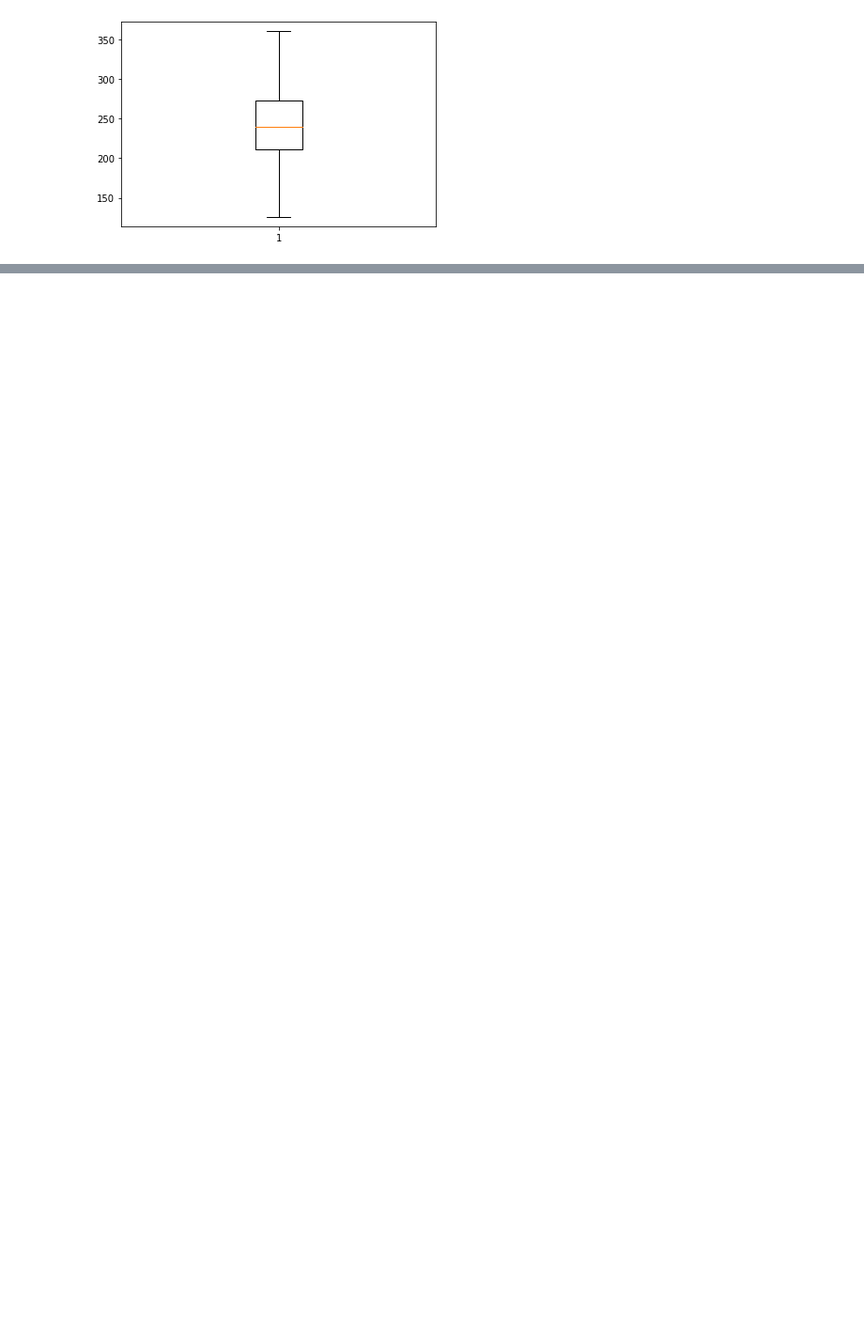
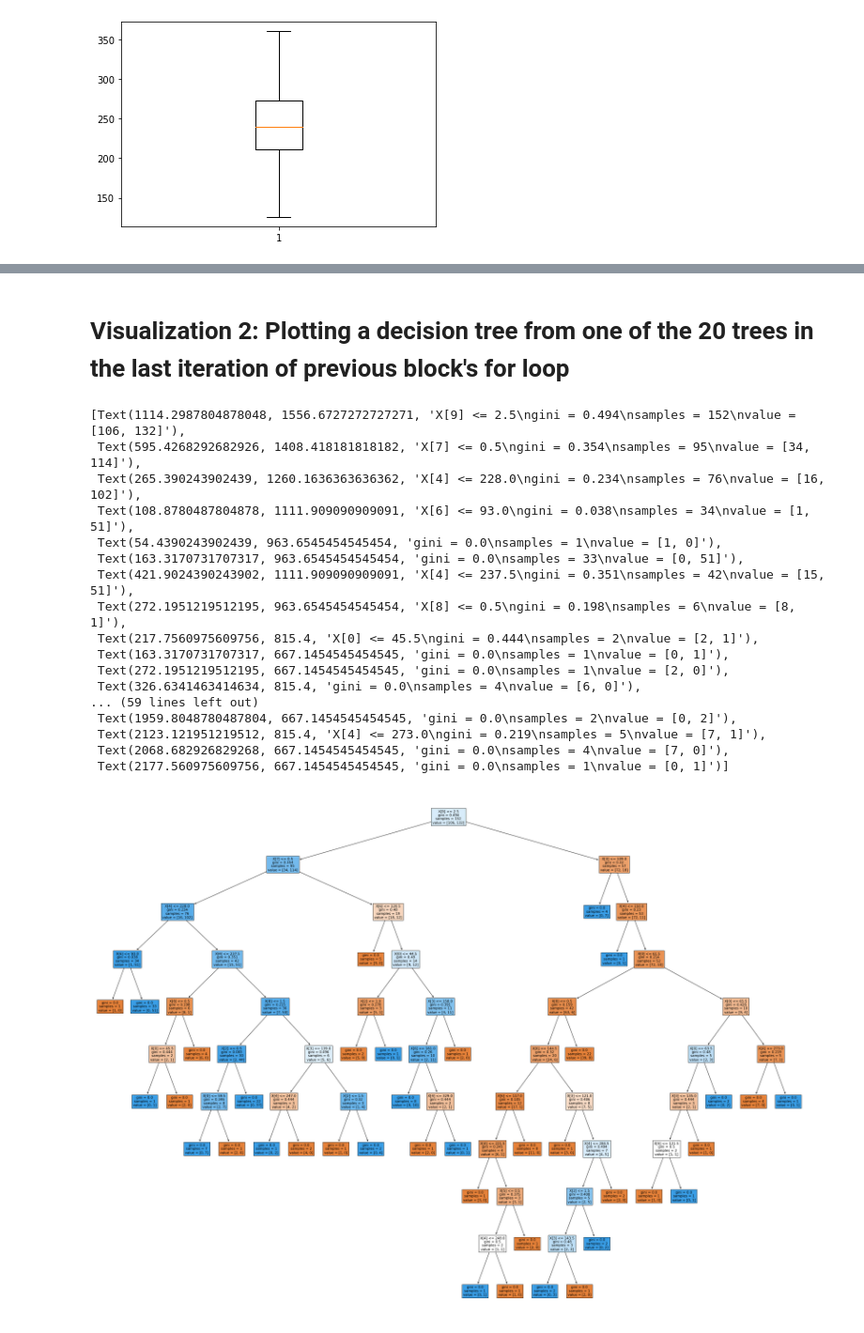
Before and after one commit to plmkonist/AI4all, a Jupyter notebook: Data prep.ipynb, the cells around one changed output, grey strips where cells are left out. Shown: that part at 94% size. Drawn from its saved outputs; the diff is of its cells as text; code cells hidden in the pictures; blank space fills up the shorter version.

```diff
--- a/Data prep.ipynb
+++ b/Data prep.ipynb
@@ -160,0 +156,25 @@ clean_data.describe()
+# %% [markdown]
+# Visualization 2: Plotting a decision tree from one of the 20 trees in the last iteration of previous block's for loop
+# %%
+#Plots second decision tree out of the 20
+plt.figure(figsize = (40,30))
+tree.plot_tree(clf.estimators_[1], filled = True)
+# %% [output]
+[Text(1114.2987804878048, 1556.6727272727271, 'X[9] <= 2.5\ngini = 0.494\nsamples = 152\nvalue = [106, 132]'),
+ Text(595.4268292682926, 1408.418181818182, 'X[7] <= 0.5\ngini = 0.354\nsamples = 95\nvalue = [34, 114]'),
+ Text(265.390243902439, 1260.1636363636362, 'X[4] <= 228.0\ngini = 0.234\nsamples = 76\nvalue = [16, 102]'),
+ Text(108.8780487804878, 1111.909090909091, 'X[6] <= 93.0\ngini = 0.038\nsamples = 34\nvalue = [1, 51]'),
+ Text(54.4390243902439, 963.6545454545454, 'gini = 0.0\nsamples = 1\nvalue = [1, 0]'),
+ Text(163.3170731707317, 963.6545454545454, 'gini = 0.0\nsamples = 33\nvalue = [0, 51]'),
+ Text(421.9024390243902, 1111.909090909091, 'X[4] <= 237.5\ngini = 0.351\nsamples = 42\nvalue = [15, 51]'),
+ Text(272.1951219512195, 963.6545454545454, 'X[8] <= 0.5\ngini = 0.198\nsamples = 6\nvalue = [8, 1]'),
+ Text(217.7560975609756, 815.4, 'X[0] <= 45.5\ngini = 0.444\nsamples = 2\nvalue = [2, 1]'),
+ Text(163.3170731707317, 667.1454545454545, 'gini = 0.0\nsamples = 1\nvalue = [0, 1]'),
+ Text(272.1951219512195, 667.1454545454545, 'gini = 0.0\nsamples = 1\nvalue = [2, 0]'),
+ Text(326.6341463414634, 815.4, 'gini = 0.0\nsamples = 4\nvalue = [6, 0]'),
+... (59 lines left out)
+ Text(1959.8048780487804, 667.1454545454545, 'gini = 0.0\nsamples = 2\nvalue = [0, 2]'),
+ Text(2123.121951219512, 815.4, 'X[4] <= 273.0\ngini = 0.219\nsamples = 5\nvalue = [7, 1]'),
+ Text(2068.682926829268, 667.1454545454545, 'gini = 0.0\nsamples = 4\nvalue = [7, 0]'),
+ Text(2177.560975609756, 667.1454545454545, 'gini = 0.0\nsamples = 1\nvalue = [0, 1]')]
+[figure, added]
```
Also changed, not shown: parts of 29 cells of this notebook.
